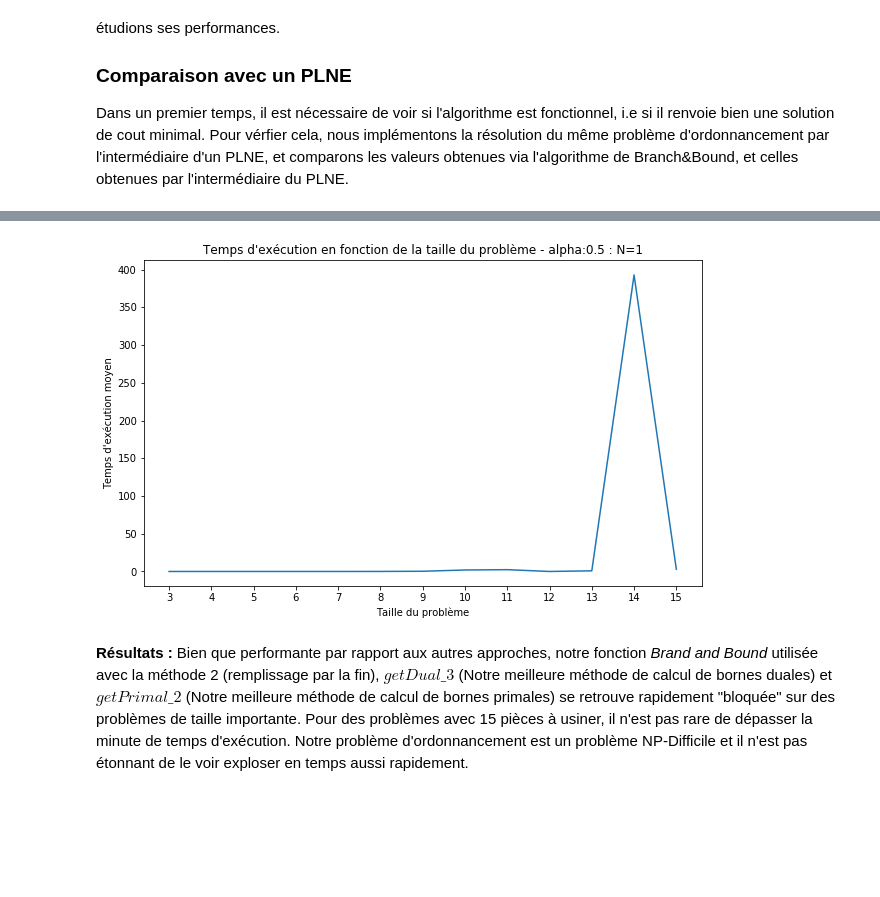
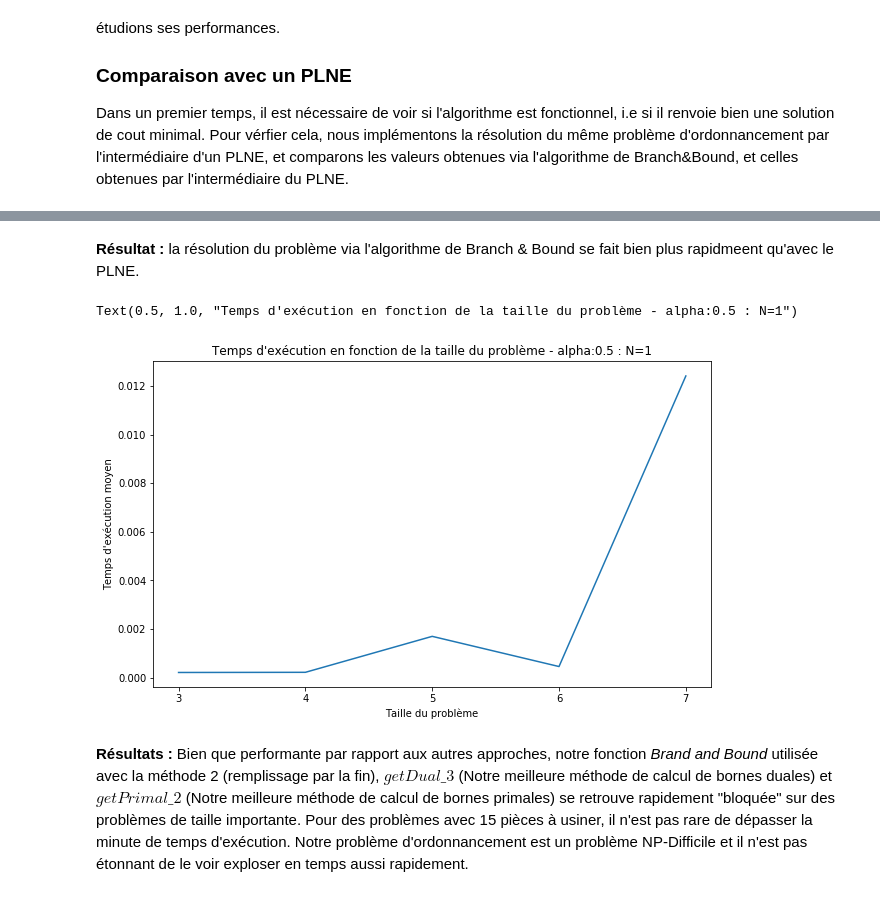
Before and after one commit to TinoMargely/Branch-and-Bound, a Jupyter notebook: Notebook-B&B.ipynb, the cells around one changed output, grey strips where cells are left out. Cells and saved outputs as stored; diff of their text form; code cells hidden in the pictures; blank space fills up the shorter version.

```diff
--- a/Notebook-B&B.ipynb
+++ b/Notebook-B&B.ipynb
@@ -935,0 +981,14 @@ Maintenant que nous avons déterminé tous les meilleurs paramètres de notre al
+# %%
+for i in range(10):
+    p,d,w = genInstancies(6,.5)
+    print("p : ", p)
+    print("d : ", d)
+    print("w : ", w)
+    start= time.time()
+    solBB, orderBB, nbIterations, branch, Tree=branch_and_bound(p,d,w, True, getPrimal_2, getDual_2,exploration_1)
+    solveTimeBB=time.time()-start
+    solveTimePLNE,solPLNE,orderPLNE=plne_Ordonnancement(p,d,w)
+    print("Execution time : B&B : {} | PLNE : {}".format(solveTimeBB,solveTimePLNE))
+    print("Cout de la solution : B&B : {} | PLNE : {}".format(solBB,solPLNE))
+    print("Ordre des taches : B&B : {} | PLNE : {}".format(orderBB,orderPLNE))
+    print("\n")
@@ -936,33 +1068,38 @@ Maintenant que nous avons déterminé tous les meilleurs paramètres de notre al
+# %% [markdown]
+__Résultat :__ la résolution du problème via l'algorithme de Branch & Bound se fait bien plus rapidmeent qu'avec le PLNE.
 # %%
 N = 1 #Nombre d'échantillons
-n = 16 #Taille maximum du problème
+n = 8 #Taille maximum du problème
 alpha = 0.5
 
-resultats_3 = [[] for i in range(3,n)]
+resultats_BB = [[] for i in range(3,n)]
+
 for _ in range(N):
     for i in range(3,n):
         p,d,w = genInstancies(i,alpha)
 
         start = time.time()
         _, _, _, _, _ = branch_and_bound(p,d,w, True, getPrimal_2, getDual_2,exploration_1)
         end = time.time()
 
-        resultats_3[i-3].append(end-start)
+        resultats_BB[i-3].append(end-start)
 
-resultats_3 = [np.mean(res) for res in resultats_3]
-resultats_3 = np.array(resultats_3)
+
+resultats_BB = [np.mean(res) for res in resultats_BB]
+resultats_BB = np.array(resultats_BB)
+
 
 
 plt.figure(figsize=(10,6))
 X = list(range(3,n))
-plt.plot(X,resultats_3)
+plt.plot(X,resultats_BB)
 plt.xlabel("Taille du problème")
 plt.xticks(X)
 plt.ylabel("Temps d'exécution moyen")
 plt.title("Temps d'exécution en fonction de la taille du problème - alpha:{} : N={}".format(alpha,N))
-plt.show()
 # %% [output]
+Text(0.5, 1.0, "Temps d'exécution en fonction de la taille du problème - alpha:0.5 : N=1")
-[figure, old version]
+[figure, new version]
 # %% [markdown]
 __Résultats :__ Bien que performante par rapport aux autres approches, notre fonction _Brand and Bound_ utilisée avec la méthode 2 (remplissage par la fin), $getDual\_3$ (Notre meilleure méthode de calcul de bornes duales) et $getPrimal\_2$ (Notre meilleure méthode de calcul de bornes primales) se retrouve rapidement "bloquée" sur des problèmes de taille importante. Pour des problèmes avec 15 pièces à usiner, il n'est pas rare de dépasser la minute de temps d'exécution. Notre problème d'ordonnancement est un problème NP-Difficile et il n'est pas étonnant de le voir exploser en temps aussi rapidement.
 # %% [markdown]
```
Also changed, not shown: parts of 12 cells of this notebook.
